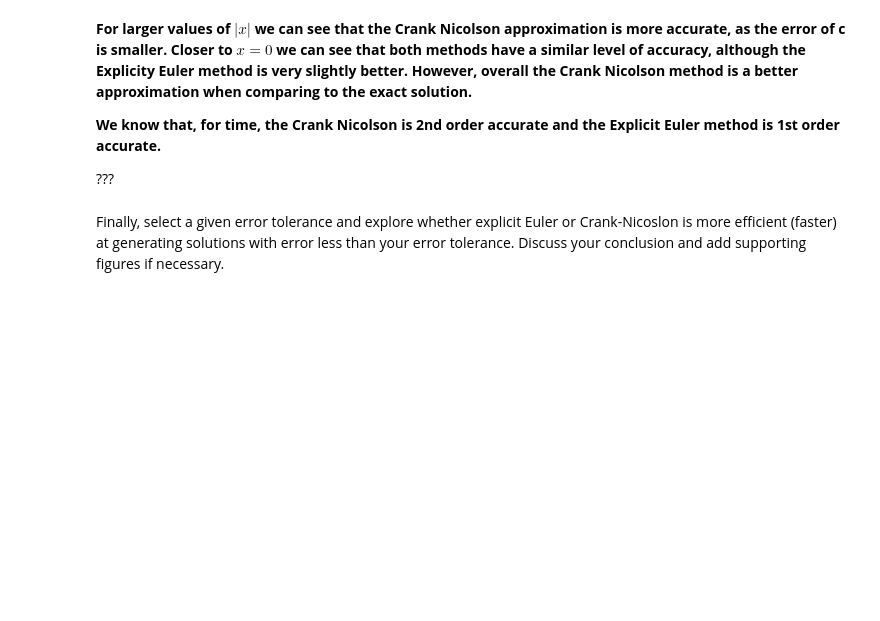
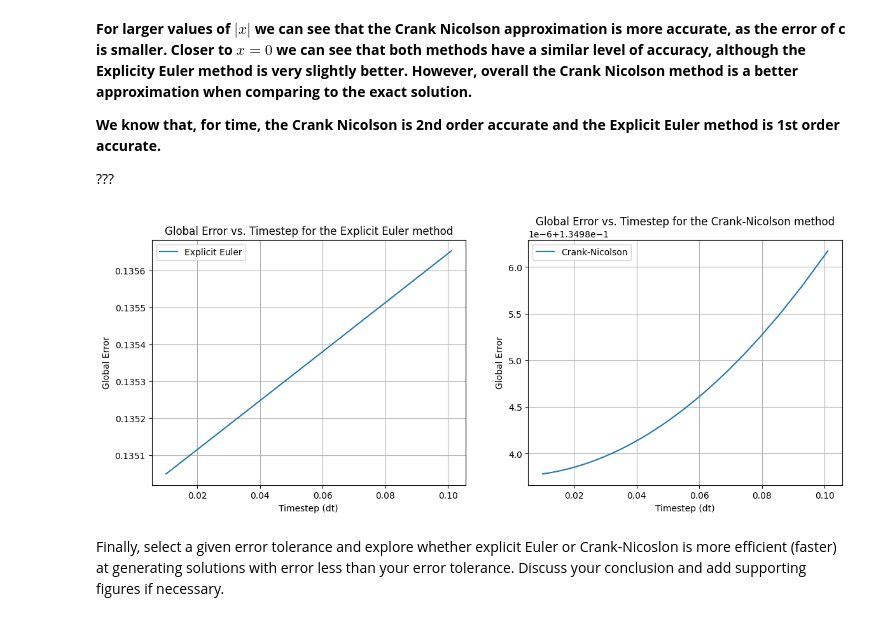
Before and after one commit to isabelgilchristmiller/QCES, a Jupyter notebook: Project1_numerical_methods.ipynb, the cells around one changed output. Saved outputs shown, nothing was run; the diff lists cells and outputs as text; code cells hidden in the pictures; blank space fills up the shorter version.

```diff
--- a/Project1_numerical_methods.ipynb
+++ b/Project1_numerical_methods.ipynb
@@ -372,21 +365 @@ Crank-Nicolson method took 0.06 seconds
 [figure]
-# %%
-kappa = 0.01
-Nt = 100  # number of timesteps
-t = np.linspace(t_start, t_end, Nt)
-
-# Run the simulations
-c_EE = EE(x, t, kappa) # explicit Euler
-c_CN = CN(x, t, kappa) # Crank-Nicolson
-
-plt.figure(figsize=(7, 3))
-
-plt.plot(t, set_ics(0.15, kappa, t), color='black', label='Exact solution')
-#plt.plot(t, c_EE[-1,:], color='blue', label='Explicit Euler')
-plt.plot(t, c_CN[-1,:], color='red', label='Crank-Nicolson')
-plt.legend()
-plt.xlabel('t')
-plt.ylabel('c')
-plt.title('Exact solution compared to numerical solutions at x=0.1')
-
-plt.show()
@@ -400,6 +369,54 @@ Crank-Nicolson method took 0.04 seconds
 **We know that, for time, the Crank Nicolson is 2nd order accurate and the Explicit Euler method is 1st order accurate.**
 
 ???
+# %%
+kappa = 0.001
+
+Nt_values_raw = np.linspace(100, 1000, 100)
+Nt_values = [int(nt) for nt in Nt_values_raw if int(nt) >= 2]
+
+ee_errors = []
+cn_errors = []
+dt_values = []
+
+for i, Nt in enumerate(Nt_values):
+    t = np.linspace(t_start, t_end, Nt)
+
+    dt = t[1] - t[0]
+    dt_values.append(dt)
+
+    c_EE = EE(x, t, kappa) # explicit Euler
+    c_CN = CN(x, t, kappa) # Crank-Nicolson
+
+    exact_solution_at_tend = set_ics(x, kappa, t_end)
+    xpoint = 40
+
+    ee_error = abs(c_EE[xpoint, -1] - exact_solution_at_tend[xpoint])
+    cn_error = abs(c_CN[xpoint, -1] - exact_solution_at_tend[xpoint])
+
+    ee_errors.append(ee_error)
+    cn_errors.append(cn_error)
+
+plt.figure(figsize=(14, 5))
+plt.subplot(1, 2, 1)
+plt.plot(dt_values, ee_errors, label='Explicit Euler')
+plt.xlabel('Timestep (dt)')
+plt.ylabel('Global Error')
+plt.title('Global Error vs. Timestep for the Explicit Euler method')
+plt.legend()
+plt.grid(True)
+
+plt.subplot(1, 2, 2)
+plt.plot(dt_values, cn_errors, label='Crank-Nicolson')
+plt.xlabel('Timestep (dt)')
+plt.ylabel('Global Error')
+plt.title('Global Error vs. Timestep for the Crank-Nicolson method')
+plt.legend()
+plt.grid(True)
+
+plt.show()
+# %% [output]
+[figure, added]
 # %% [markdown]
 Finally, select a given error tolerance and explore whether explicit Euler or Crank-Nicoslon is more efficient (faster) at generating solutions with error less than your error tolerance. Discuss your conclusion and add supporting figures if necessary.
 # %% [markdown]
```
Also changed, not shown: parts of 9 cells of this notebook.
